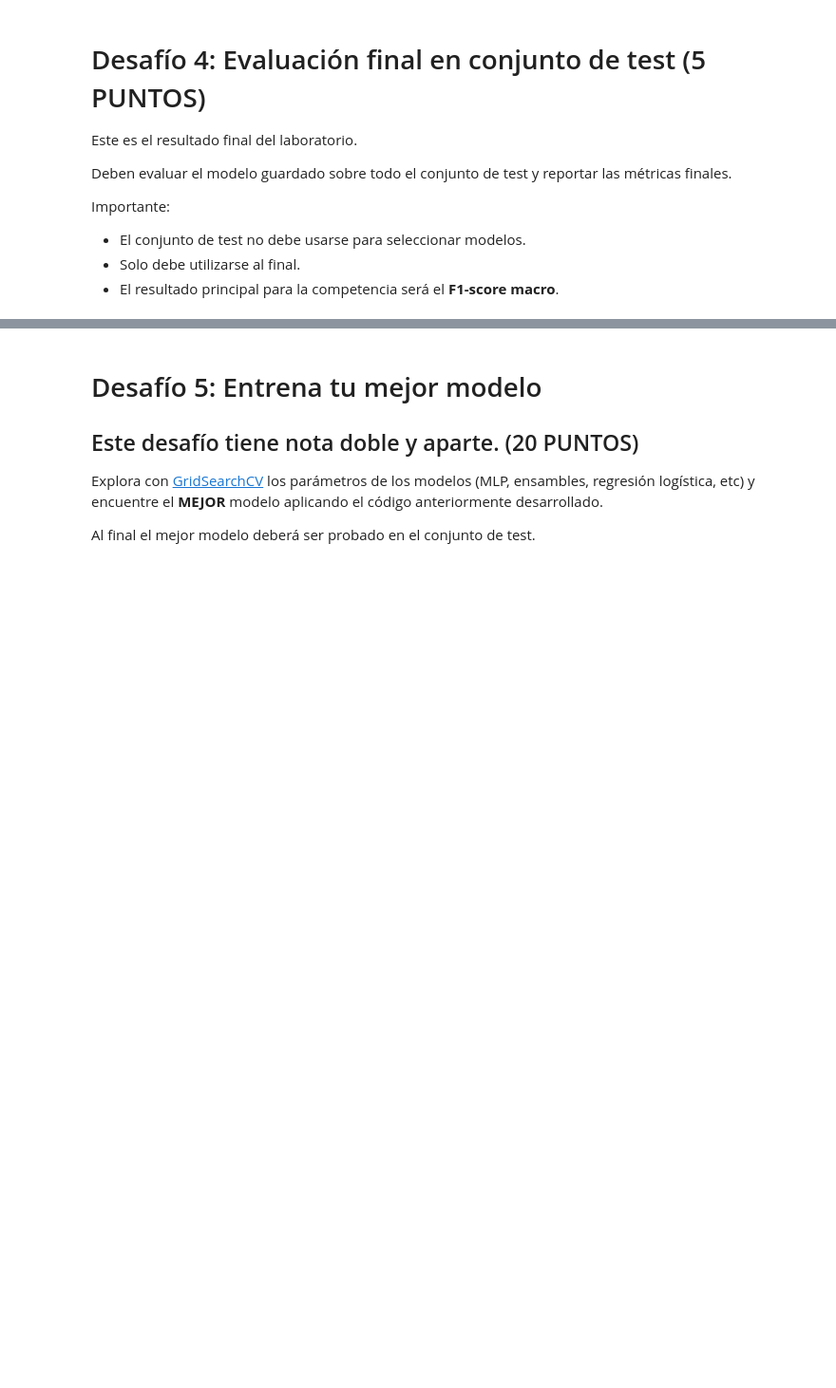
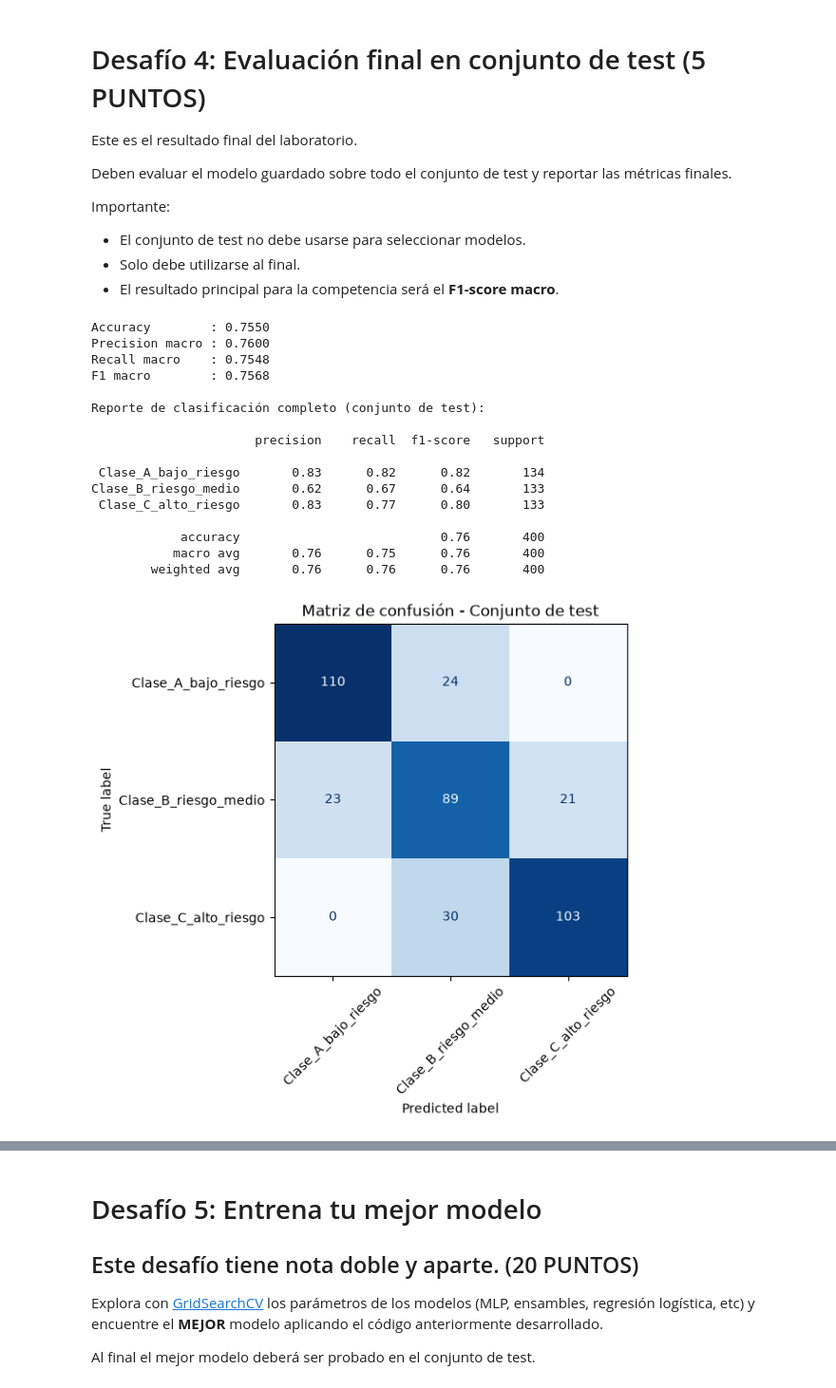
Before and after one commit to nico-0107/LaboratorioFinal-IA, a Jupyter notebook: laboratorio_final_ia.ipynb, the cells around one changed output, grey strips where cells are left out. Shown at 95% size. Cells and saved outputs as stored; diff of their text form; code cells hidden in the pictures; blank space fills up the shorter version.

```diff
--- a/laboratorio_final_ia.ipynb
+++ b/laboratorio_final_ia.ipynb
@@ -534,9 +534,40 @@ Importante:
 - Solo debe utilizarse al final.
 - El resultado principal para la competencia será el **F1-score macro**.
 # %%
-# TODO: Evaluación final sobre todo el conjunto de test
+# Evaluación final sobre todo el conjunto de test
 
 y_pred_test = evaluate(model_path, X_test, y_test)
+
+print("\nReporte de clasificación completo (conjunto de test):\n")
+print(classification_report(y_test, y_pred_test))
+
+etiquetas = sorted(y.unique())
+cm = confusion_matrix(y_test, y_pred_test, labels=etiquetas)
+disp = ConfusionMatrixDisplay(confusion_matrix=cm, display_labels=etiquetas)
+
+fig, ax = plt.subplots(figsize=(6, 6))
+disp.plot(ax=ax, cmap="Blues", xticks_rotation=45, colorbar=False)
+plt.title("Matriz de confusión - Conjunto de test")
+plt.tight_layout()
+plt.show()
+# %% [output]
+Accuracy        : 0.7550
+Precision macro : 0.7600
+Recall macro    : 0.7548
+F1 macro        : 0.7568
+
+Reporte de clasificación completo (conjunto de test):
+
+                      precision    recall  f1-score   support
+
+ Clase_A_bajo_riesgo       0.83      0.82      0.82       134
+Clase_B_riesgo_medio       0.62      0.67      0.64       133
+ Clase_C_alto_riesgo       0.83      0.77      0.80       133
+
+            accuracy                           0.76       400
+           macro avg       0.76      0.75      0.76       400
+        weighted avg       0.76      0.76      0.76       400
+[figure, added]
 # %%
 # TODO: Guardar predicciones finales
 
```
Also changed, not shown: parts of 1 cell of this notebook, 1 other file.
